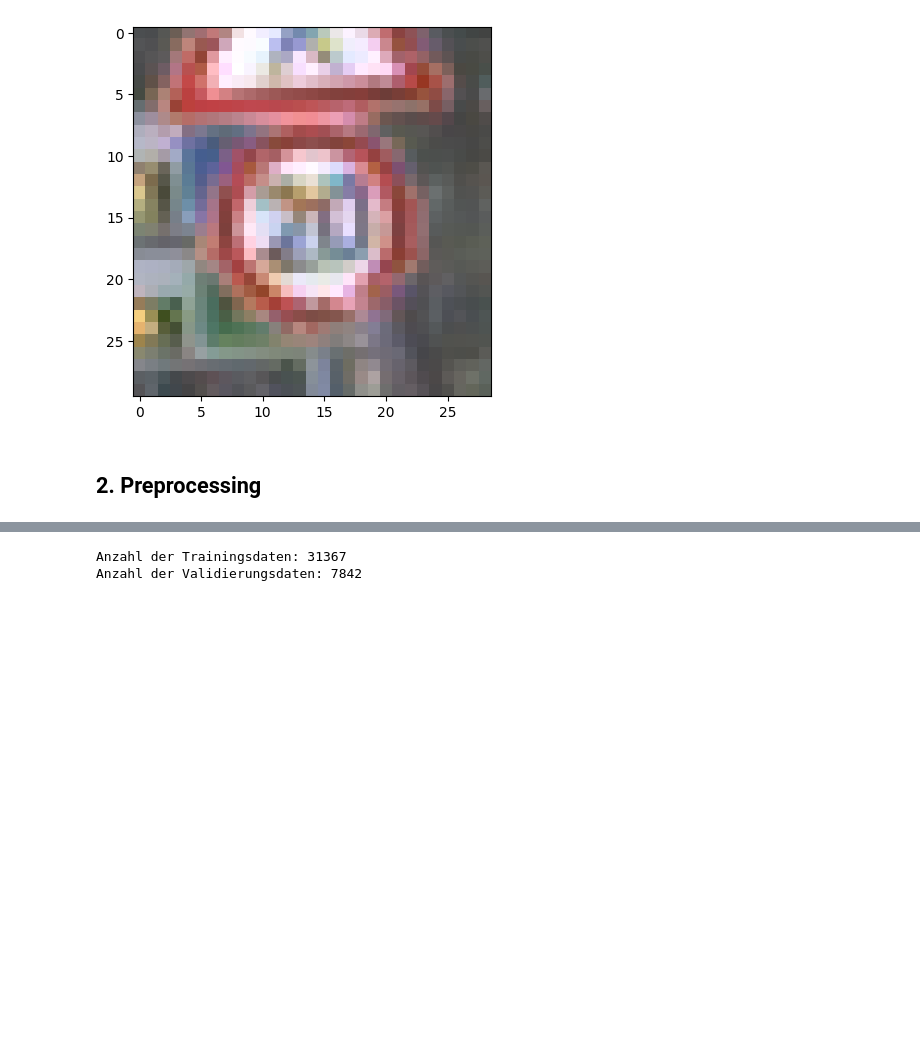
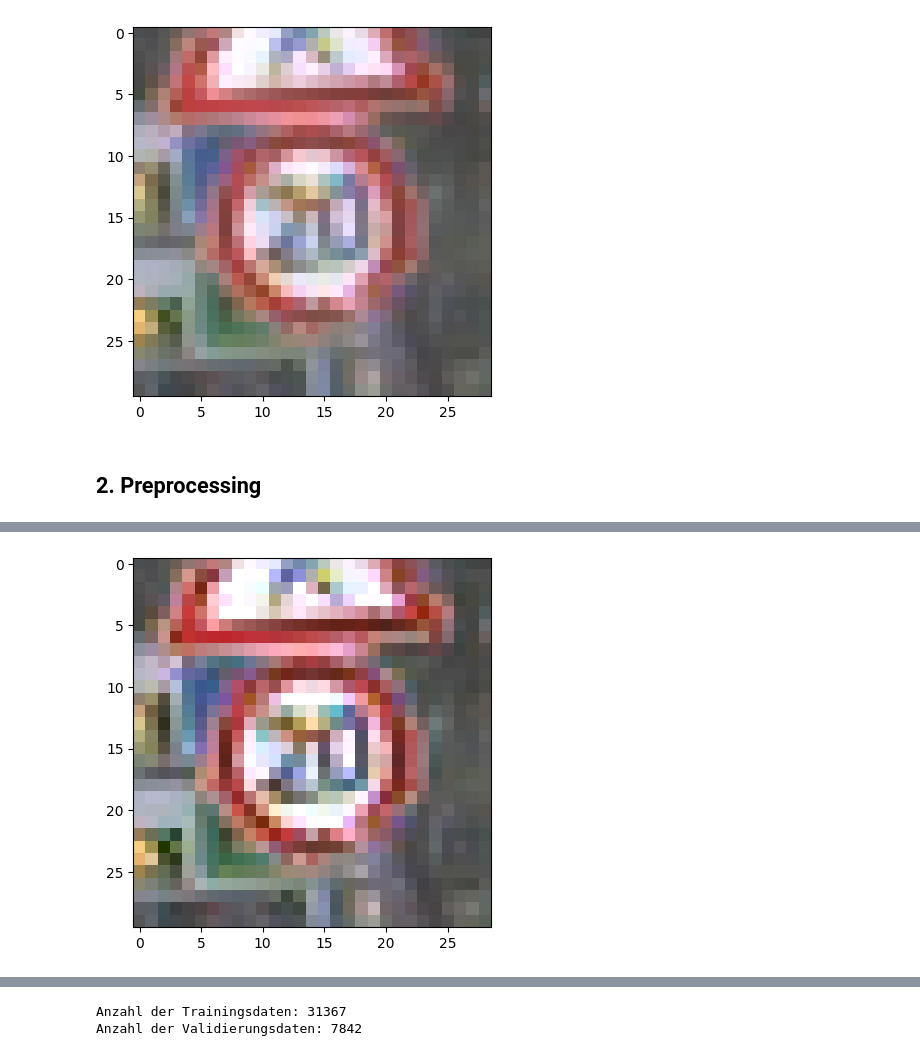
Before and after one commit to aKravtschenko/gtsrb-objectdetection, a Jupyter notebook: my_faster_rcnn.ipynb, the cells around one changed output, grey strips where cells are left out. Saved outputs shown, nothing was run; the diff lists cells and outputs as text; code cells hidden in the pictures; blank space fills up the shorter version.

```diff
--- a/my_faster_rcnn.ipynb
+++ b/my_faster_rcnn.ipynb
@@ -190,0 +270,18 @@ N_CLASSES = 43
+# %%
+image = plt.imread(df_train['Path'][0])
+# %%
+
+
+
+# Verschärfe das Bild
+img_pil = Image.fromarray(image)
+enhancer = ImageEnhance.Sharpness(img_pil)
+img_sharpened = enhancer.enhance(2.0)  # Erhöhe die Schärfe
+
+# Konvertiere das Bild zurück zu einem NumPy-Array
+img_sharpened = np.array(img_sharpened)
+# %%
+plt.imshow(img_sharpened)
+plt.show()
+# %% [output]
+[figure, added]
```
Also changed, not shown: parts of 17 cells of this notebook, 19 other files.
